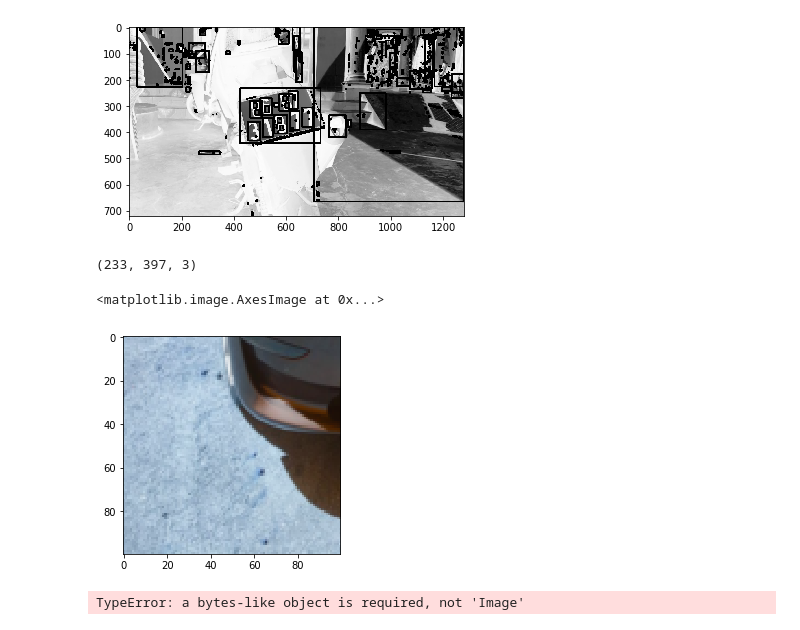
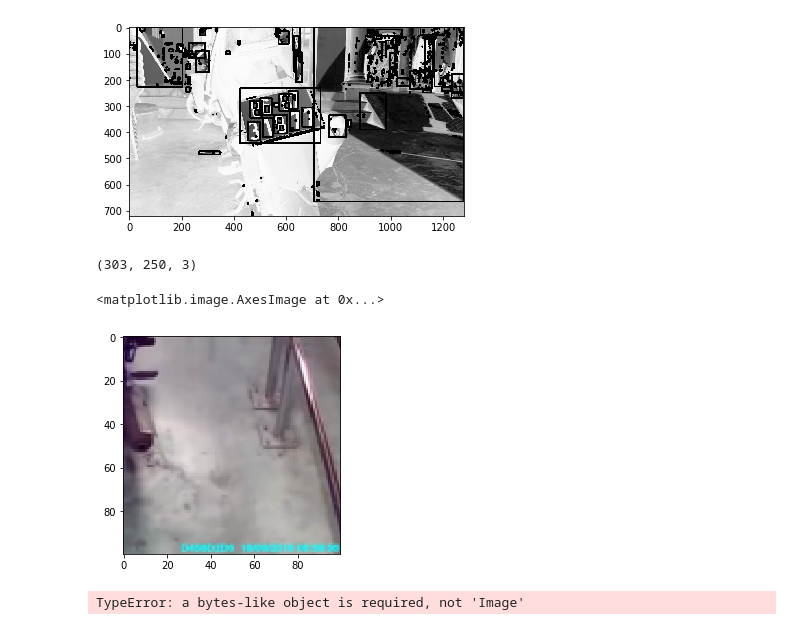
Before and after one commit to lhgiang149/License-Plate-detection, a Jupyter notebook: CropLicensePlate.ipynb, the cells around one changed output. Drawn from its saved outputs; the diff is of its cells as text; code cells hidden in the pictures.

Commit message:
data

```diff
--- a/CropLicensePlate.ipynb
+++ b/CropLicensePlate.ipynb
@@ -178,38 +178,38 @@ def findLargestArea(longList):
         A = w*h
         if (A > biggest_A):
             license_plate = (x,y,w,h)
             biggest_A = A
     return license_plate
 def findLicensePlate(img_path):
     '''
     Input:
     + img_path: path of image in your computer
     Output: an 100x100 pixels RGB picture of license plate in your picture
     '''
     image = cv2.imread(img_path)
     gray =  cv2.cvtColor(image,cv2.COLOR_BGR2GRAY)
-    ret, img = cv2.threshold(gray,150,255,cv2.THRESH_BINARY_INV)
-#     ret,img = cv2.threshold(gray,0,255,cv2.THRESH_BINARY+cv2.THRESH_OTSU)
+#     ret, img = cv2.threshold(gray,150,255,cv2.THRESH_BINARY_INV)
+    ret,img = cv2.threshold(gray,0,255,cv2.THRESH_BINARY+cv2.THRESH_OTSU)
 #     mlt.imshow(img,cmap = 'gray')
     kernel = np.ones((11,11),np.uint8)
     closing = cv2.morphologyEx(img, cv2.MORPH_CLOSE, kernel)
 #     mlt.imshow(closing, cmap ='gray')
     contours, hierarchy = cv2.findContours(closing,cv2.RETR_TREE,cv2.CHAIN_APPROX_SIMPLE)
     temp = findLargestArea(contours)
     license_loc = image[temp[1]:(temp[1]+temp[3]),temp[0]:(temp[0]+temp[2])]
     print(license_loc.shape)
     image = Image.fromarray(license_loc)
     liPlate = image.resize((100, 100), Image.BILINEAR)
     return liPlate
-license = findLicensePlate('6.jpg')
+license = findLicensePlate('M:\\Project2_data\\GreenParking\\0000_00532_b.jpg')
 # image = Image.fromarray(license)
 # im2 = image.resize((100, 100), Image.BILINEAR)
 mlt.imshow(license)
 # mlt.imshow(findLicensePlate('2.jpg'))
 # %% [output]
-(233, 397, 3)
+(303, 250, 3)
 <matplotlib.image.AxesImage at 0x...>
-[figure, old version]
+[figure, new version]
 # %%
 from PIL import Image
 # license
```
